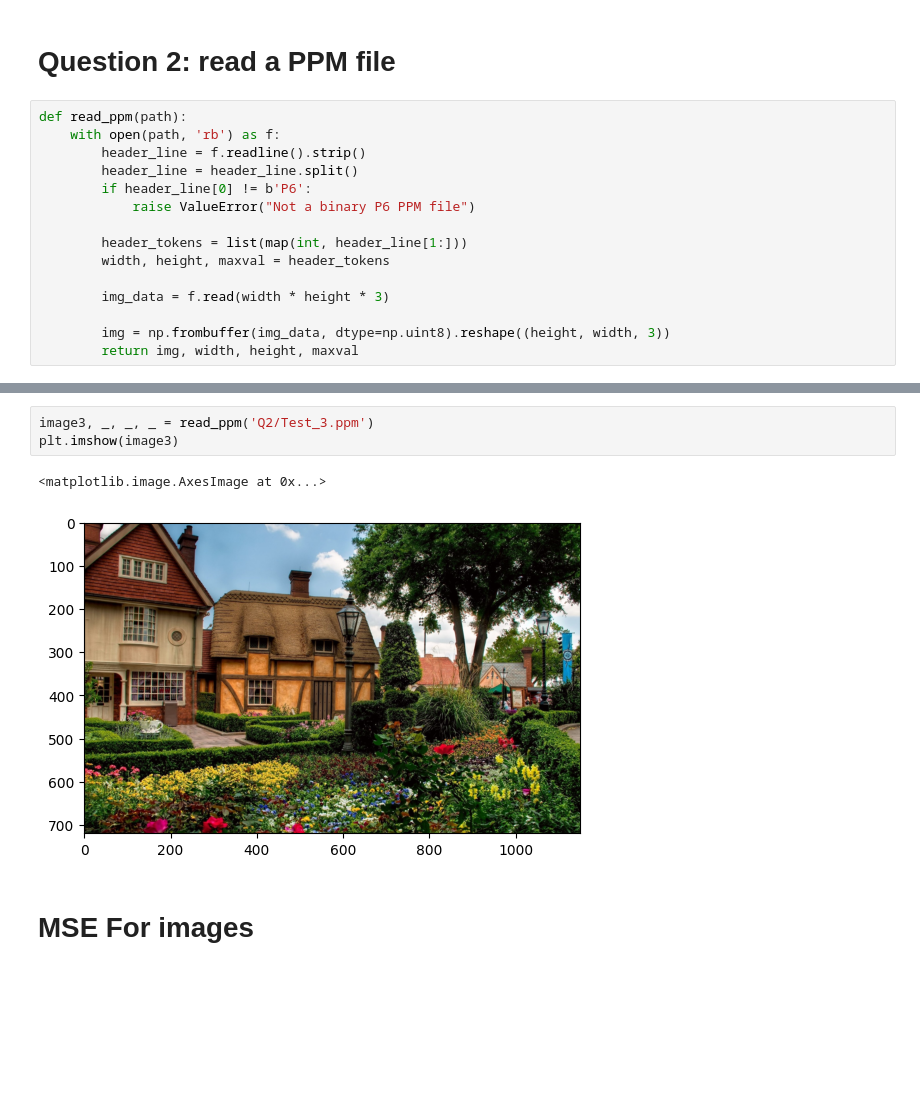
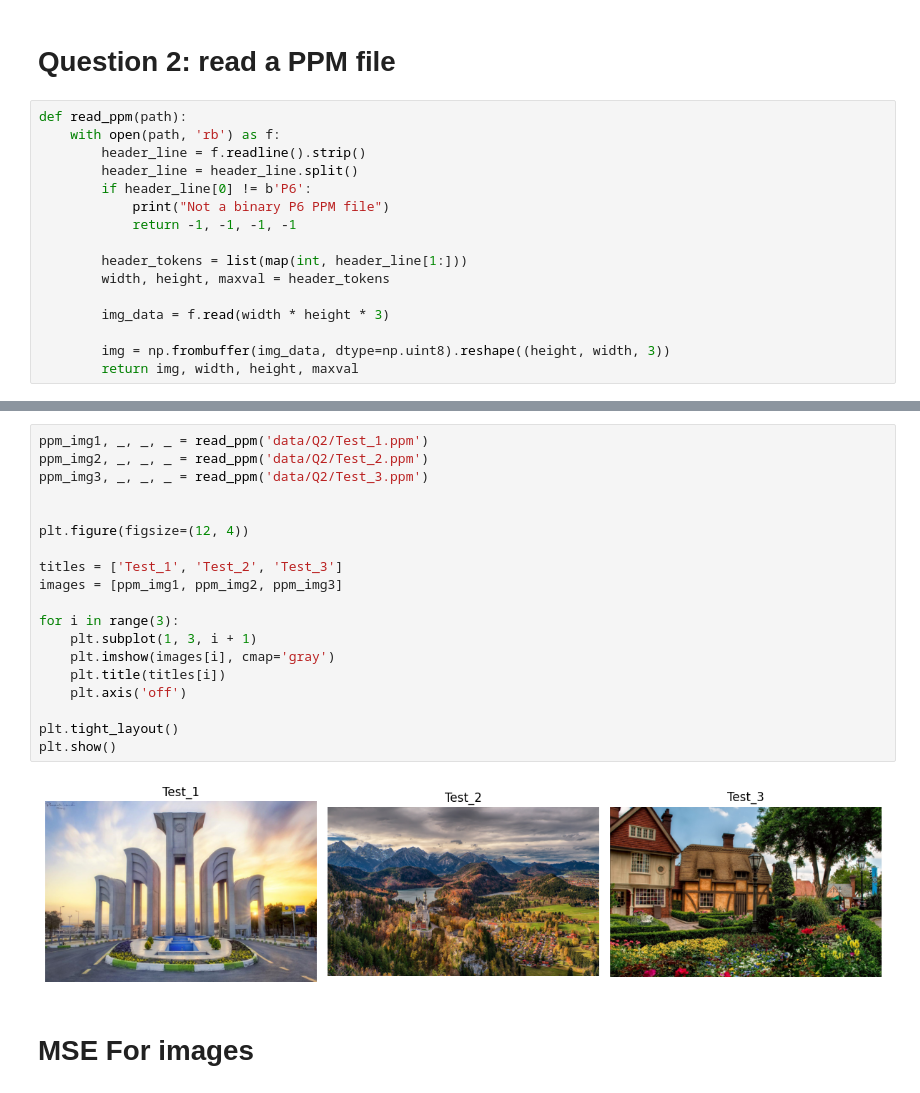
Before and after one commit to pouriaSameti/Advanced-Multimedia-Systems, a Jupyter notebook: Exercise 1/code.ipynb, the cells around one changed output, grey strips where cells are left out. Cells and saved outputs as stored; diff of their text form; blank space fills up the shorter version.

```diff
--- a/Exercise 1/code.ipynb
+++ b/Exercise 1/code.ipynb
@@ -11,7 +11,8 @@ def read_ppm(path):
         header_line = f.readline().strip()
         header_line = header_line.split()
         if header_line[0] != b'P6':
-            raise ValueError("Not a binary P6 PPM file")
+            print("Not a binary P6 PPM file")
+            return -1, -1, -1, -1
 
         header_tokens = list(map(int, header_line[1:]))
         width, height, maxval = header_tokens
@@ -35,9 +24,24 @@ plt.imshow(image2)
-# %%
-image3, _, _, _ = read_ppm('Q2/Test_3.ppm')
-plt.imshow(image3)
-# %% [output]
-<matplotlib.image.AxesImage at 0x...>
-[figure, removed]
+# %%
+ppm_img1, _, _, _ = read_ppm('data/Q2/Test_1.ppm')
+ppm_img2, _, _, _ = read_ppm('data/Q2/Test_2.ppm')
+ppm_img3, _, _, _ = read_ppm('data/Q2/Test_3.ppm')
+
+
+plt.figure(figsize=(12, 4))
+
+titles = ['Test_1', 'Test_2', 'Test_3']
+images = [ppm_img1, ppm_img2, ppm_img3]
+
+for i in range(3):
+    plt.subplot(1, 3, i + 1)
+    plt.imshow(images[i], cmap='gray')
+    plt.title(titles[i])
+    plt.axis('off')
+
+plt.tight_layout()
+plt.show()
+# %% [output]
+[figure, added]
 # %% [markdown]
 # MSE For images
 # %%
```
Also changed, not shown: parts of 11 cells of this notebook.
